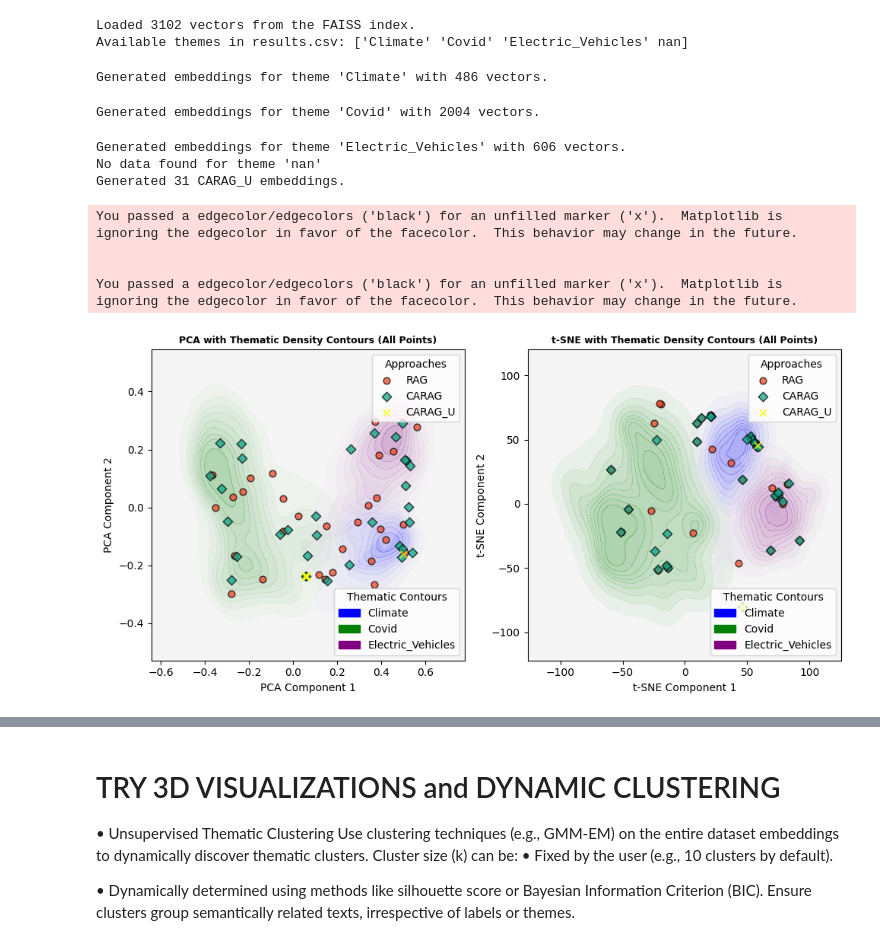
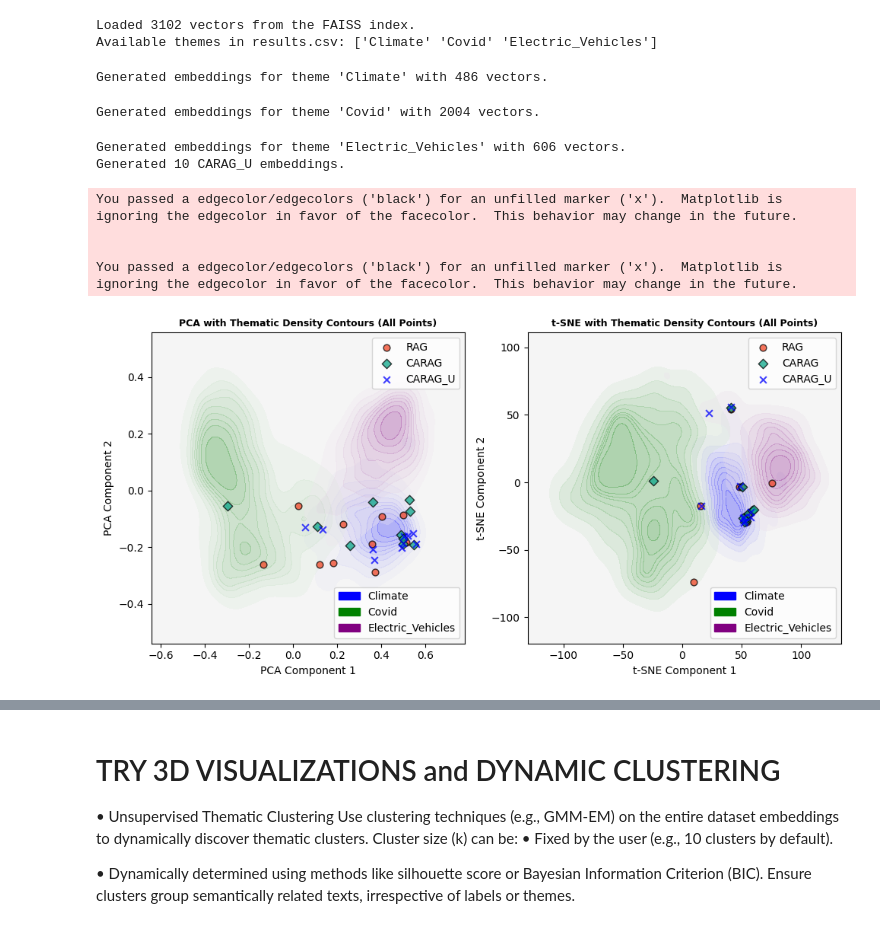
Before and after one commit to manjuvallayil/factver_dev, a Jupyter notebook: carag-u_eval.ipynb, the cells around one changed output, grey strips where cells are left out. Saved outputs shown, nothing was run; the diff lists cells and outputs as text; code cells hidden in the pictures.

Commit message:
carag_u 3d

```diff
--- a/carag-u_eval.ipynb
+++ b/carag-u_eval.ipynb
@@ -373,7 +229,7 @@ print(f"Available themes in results.csv: {themes}")
 
 # Step 1: Extract claim IDs and explanations
 # Uncomment the line below to filter for a specific theme (e.g., Climate, Covid, Electric_Vehicles)
-#df = df[df['Theme'] == 'Climate']
+df = df[df['Theme'] == 'Climate']
 claim_ids = df['Claim_id'].tolist()
 annotated_explanations = df['Annotated'].tolist()
 rag_explanations = df['RAG'].tolist()
@@ -414,12 +270,11 @@ for theme in themes:
 print(f"Generated {len(carag_u_embeddings)} CARAG_U embeddings.")
 # %% [output]
 Loaded 3102 vectors from the FAISS index.
-Available themes in results.csv: ['Climate' 'Covid' 'Electric_Vehicles' nan]
+Available themes in results.csv: ['Climate' 'Covid' 'Electric_Vehicles']
 Generated embeddings for theme 'Climate' with 486 vectors.
 Generated embeddings for theme 'Covid' with 2004 vectors.
 Generated embeddings for theme 'Electric_Vehicles' with 606 vectors.
-No data found for theme 'nan'
-Generated 31 CARAG_U embeddings.
+Generated 10 CARAG_U embeddings.
 # %%
 import numpy as np
 import matplotlib.pyplot as plt
@@ -480,7 +335,7 @@ theme_colors = {
 approach_colors = {
     'RAG': '#F24726',  # Red
     'CARAG': '#0CA789',  # Teal
-    'CARAG_U': 'yellow'  # Blue
+    'CARAG_U': 'blue'  # Blue
 }
 
 # Plotting side by side
@@ -519,35 +374,35 @@ for theme, color in theme_colors.items():
             label=f'{theme} Contour'
         )
 axes[1].scatter(rag_tsne[:, 0], rag_tsne[:, 1], color=approach_colors['RAG'], edgecolor='black', label='RAG', s=40, alpha=0.75)
 axes[1].scatter(carag_tsne[:, 0], carag_tsne[:, 1], color=approach_colors['CARAG'], edgecolor='black', label='CARAG', s=40, marker='D', alpha=0.75)
 axes[1].scatter(carag_u_tsne[:, 0], carag_u_tsne[:, 1], color=approach_colors['CARAG_U'], edgecolor='black', label='CARAG_U', s=40, marker='x', alpha=0.75)
 axes[1].set_title("t-SNE with Thematic Density Contours (All Points)", fontsize=9, fontweight='bold')
 axes[1].set_xlabel("t-SNE Component 1")
 axes[1].set_ylabel("t-SNE Component 2")
 axes[1].set_facecolor('#f5f5f5')
 
 # Add the first legend for scatter plot points
 handles_points, labels_points = axes[0].get_legend_handles_labels()
-scatter_legend = axes[0].legend(handles=handles_points, labels=labels_points, loc='upper right', title='Approaches')
+scatter_legend = axes[0].legend(handles=handles_points, labels=labels_points, loc='upper right')#, title='Approaches'
 
 # Add the second legend for thematic contours
 theme_legend_patches = [mpatches.Patch(color=color, label=f"{theme}") for theme, color in theme_colors.items()]
-contour_legend = axes[0].legend(handles=theme_legend_patches, loc='lower right', title='Thematic Contours')
+contour_legend = axes[0].legend(handles=theme_legend_patches, loc='lower right')#, title='Thematic Contours'
 
 # Add legends back manually
 axes[0].add_artist(scatter_legend)
 
 handles_points_tsne, labels_points_tsne = axes[1].get_legend_handles_labels()
-scatter_legend_tsne = axes[1].legend(handles=handles_points_tsne, labels=labels_points_tsne, loc='upper right', title='Approaches')
+scatter_legend_tsne = axes[1].legend(handles=handles_points_tsne, labels=labels_points_tsne, loc='upper right')#, title='Approaches'
 
-contour_legend_tsne = axes[1].legend(handles=theme_legend_patches, loc='lower right', title='Thematic Contours')
+contour_legend_tsne = axes[1].legend(handles=theme_legend_patches, loc='lower right')#, title='Thematic Contours'
 axes[1].add_artist(scatter_legend_tsne)
 
 plt.tight_layout()
 plt.show()
 # %% [output]
 You passed a edgecolor/edgecolors ('black') for an unfilled marker ('x').  Matplotlib is ignoring the edgecolor in favor of the facecolor.  This behavior may change in the future.
 
 
 You passed a edgecolor/edgecolors ('black') for an unfilled marker ('x').  Matplotlib is ignoring the edgecolor in favor of the facecolor.  This behavior may change in the future.
-[figure, old version]
+[figure, new version]
```
Also changed, not shown: parts of 4 cells of this notebook.
